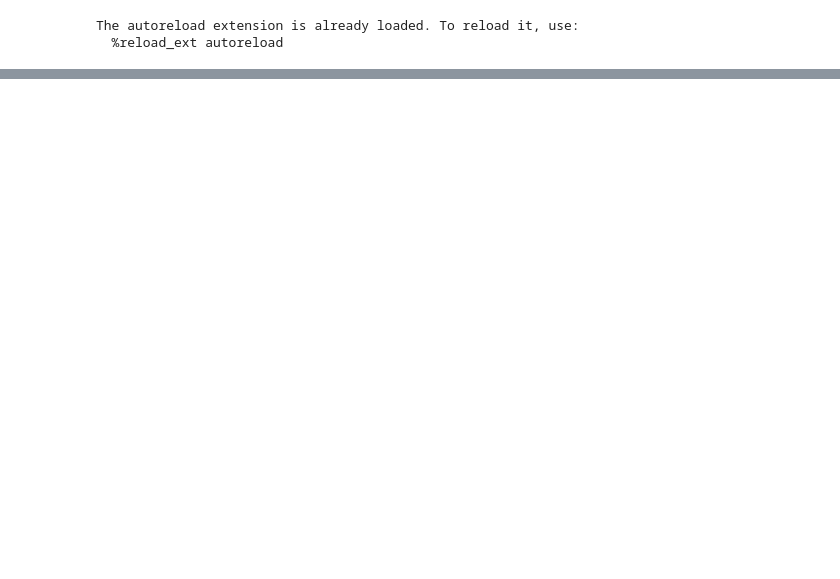
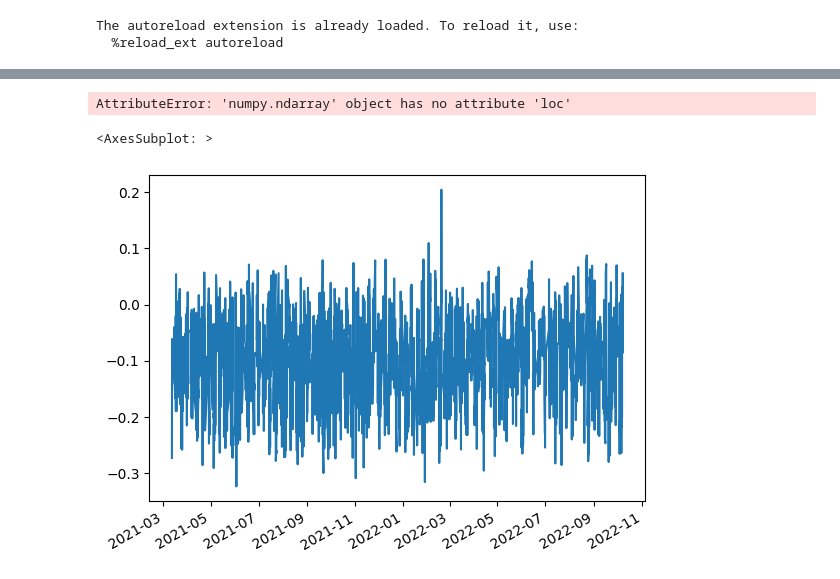
Before and after one commit to ajaye2/CFT, a Jupyter notebook: ts2vec.ipynb, the cells around one changed output, grey strips where cells are left out. Cells and saved outputs as stored; diff of their text form; code cells hidden in the pictures; blank space fills up the shorter version.

```diff
--- a/ts2vec.ipynb
+++ b/ts2vec.ipynb
@@ -72,6 +98,6 @@ for file in tqdm(filenames[330:]):
     # print(file, X_data_array.shape, EXP_FEAT_data_array.shape)
 # %%
-pct_train          = 0.05
+pct_train          = 0.7
 train_data         = np.concatenate( [data_dict[x]['X_DATA'][:int(pct_train*len(data_dict[x]['X_DATA']))] for x in data_dict.keys()])
 exp_train_data     = np.concatenate( [data_dict[x]['EXP_FEAT_DATA'][:int(pct_train*len(data_dict[x]['X_DATA']))] for x in data_dict.keys()])
 # train_labels       = np.concatenate( [data_dict[x]['Y_DATA'][:int(pct_train*len(data_dict[x]['X_DATA']))] for x in data_dict.keys()])
@@ -90,0 +160,18 @@ print(test_data.shape, exp_test_data.shape)
+# %%
+# data_dict[file[:-4]]['X_DATA_DICT']
+TEST_ASSET = "PPL"
+
+num_test_intances = int(pct_train*len(data_dict[TEST_ASSET]['Y_DATA']))
+
+test_y = data_dict[TEST_ASSET]['Y_DATA'][num_test_intances:].dropna().iloc[:1000]
+
+test_x = { idx: data_dict[TEST_ASSET]['X_DATA_DICT'][idx]  for idx in test_y.index if idx in data_dict[TEST_ASSET]['X_DATA_DICT'].keys() }
+
+print( len(test_x) )
+print( len(test_y) )
+
+arrar_for_df = []
+for idx in test_y.index[:]:
+    arrar_for_df.append( model.encode(data_dict[TEST_ASSET]['X_DATA_DICT'][idx][np.newaxis, ...], encoding_window='full_series').reshape(-1) )
+
+test_repr_il = pd.DataFrame(arrar_for_df, index = test_y.index)
@@ -90,0 +181,10 @@ print(test_data.shape, exp_test_data.shape)
+# %%
+X_train, X_test, y_train, y_test = train_test_split(test_repr_il, test_y, test_size=0.33, random_state=42)
+reg = linear_model.LinearRegression()
+reg = RidgeClassifier()
+
+
+reg.fit( X_train, np.sign( y_train['one_day_price_pred'] ) )
+
+print( reg.score(X_train, np.sign( y_train['one_day_price_pred'] ) ) )
+print( reg.score(X_test,  np.sign( y_test['one_day_price_pred'] ) ) )
@@ -90,0 +271,13 @@ print(test_data.shape, exp_test_data.shape)
+# %%
+idx = np.sign( y_test['one_day_price_pred'] )[ np.sign( y_test['one_day_price_pred'] ) != 0].index
+for i in range(100):
+    acc = ( np.sign( X_test )[i].loc[idx] == np.sign( y_test['one_day_price_pred'].loc[idx] ) ).mean()
+    if acc > .52:
+        print(i, acc)
+# %% [output]
+AttributeError: 'numpy.ndarray' object has no attribute 'loc'
+# %%
+test_repr_il[2].plot()
+# %% [output]
+<AxesSubplot: >
+[figure, added]
```
Also changed, not shown: parts of 19 cells of this notebook, 1 other file.
